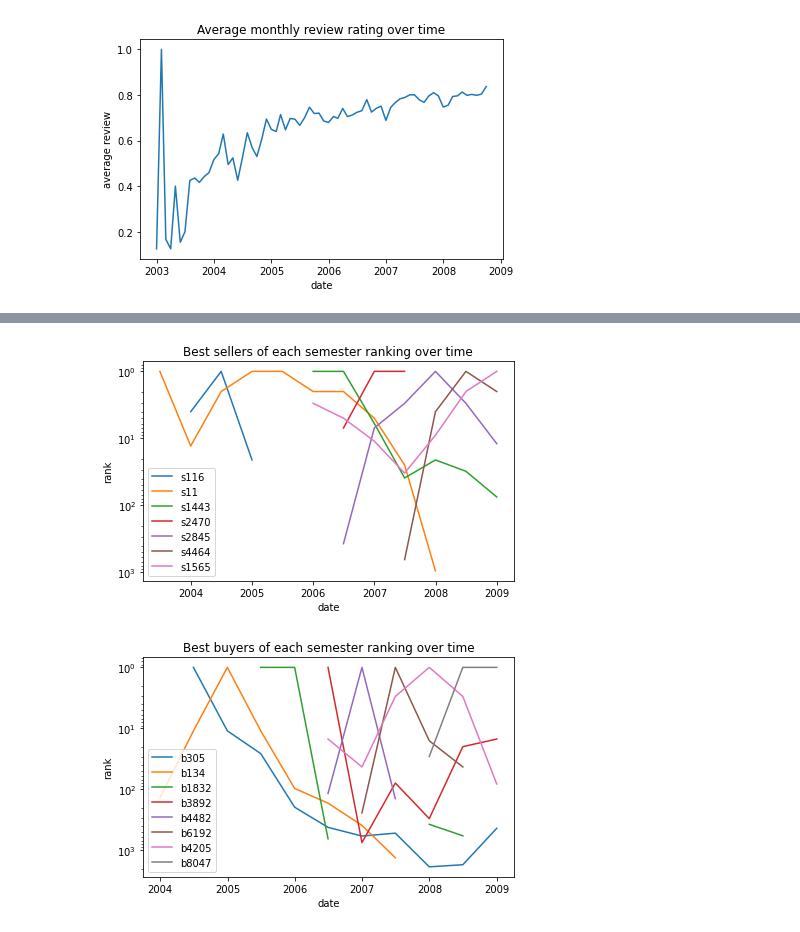
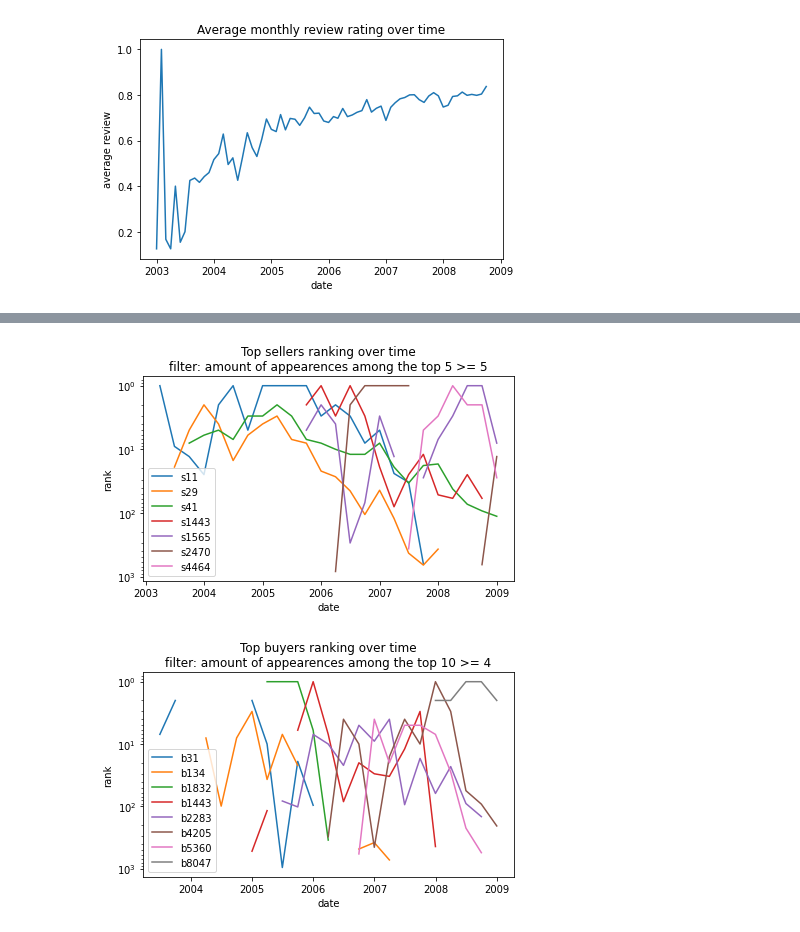
Before and after one commit to LukasDCode/Companionship-Network, a Jupyter notebook: src/over_time_analysis.ipynb, the cells around one changed output, grey strips where cells are left out. Cells and saved outputs as stored; diff of their text form; code cells hidden in the pictures.

```diff
--- a/src/over_time_analysis.ipynb
+++ b/src/over_time_analysis.ipynb
@@ -187,13 +187,14 @@ plot_stacked_n_nodes(stats['n_buyers'], stats['n_sellers'])
 # %% [output]
 [figure]
 # %%
-def plot_line_graph(stats, title, xlabel, ylabel, file_name, log_y=False, invert_y=False, marker=False):
+def plot_line_graph(stats, title, xlabel, ylabel, file_name, log_y=False, invert_y=False, marker=False, legend=True):
     if type(stats) == list:
         for s, label in stats:
             x1 = list(s.keys())
             x2 = [v for _, v in s.items()]
             plt.plot(x1, x2, label=label, marker='o' if marker else None)
-        plt.legend()
+        if legend:
+            plt.legend()
     else:
         x1 = list(stats.keys())
         x2 = [v for _, v in stats.items()]
@@ -414,5 +474,5 @@ plot_top_users(
 # %%
-def plot_user_ranking(user_codes, stats, title, xlabel, ylabel, file_name):
+def plot_user_ranking(user_codes, stats, title, xlabel, ylabel, file_name, count_limit=5, top_n=8, legend=True):
     ranking = list()
 
     for uc in user_codes:
@@ -428,24 +488,44 @@ def plot_user_ranking(user_codes, stats, title, xlabel, ylabel, file_name):
 
     plot_line_graph(
         stats=ranking,
-        title=title, xlabel=xlabel, ylabel=ylabel, file_name=file_name,
-        log_y=True, invert_y=True
+        title=f'{title}\nfilter: amount of appearings among the top {top_n} >= {count_limit}',
+        xlabel=xlabel, ylabel=ylabel, file_name=f'{file_name}_cl{count_limit}_top{top_n}',
+        log_y=True, invert_y=True, legend=legend
     )
+# %%
+def get_user_codes(stats, count_limit=5, top_n=8):
+    show_up_count = dict()
+    for _, v in stats.items():
+        for user_code, _ in list(v)[:top_n]:
+            if user_code not in show_up_count.keys():
+                show_up_count[user_code] = 1
+            else:
+                show_up_count[user_code] += 1
+
+    return [uc for uc, count in show_up_count.items() if count >= count_limit]
 # %%
-user_codes = ['s116', 's11', 's1443', 's2470', 's2845', 's4464', 's1565']
+count_limit = 5
+top_n = 5
+
+user_codes = get_user_codes(stats['top_sellers_timely_tri'], count_limit=count_limit, top_n=top_n)
 plot_user_ranking(
-    user_codes=user_codes, stats=stats['top_sellers_timely'],
-    title=f'Best sellers of each semester ranking over time',
-    xlabel='date', ylabel='rank', file_name=f'sellers_rank'
+    user_codes=user_codes, stats=stats['top_sellers_timely_tri'],
+    title='Top sellers ranking over time',
+    xlabel='date', ylabel='rank', file_name='rank_sellers',
+    count_limit=count_limit, top_n=top_n
 )
 # %% [output]
-[figure, old version]
+[figure, new version]
 # %%
-user_codes = ['b305', 'b134', 'b1832', 'b3892', 'b4482', 'b6192', 'b4205', 'b8047']
+count_limit = 4
+top_n = 10
+
+user_codes = get_user_codes(stats['top_buyers_timely_tri'], count_limit=count_limit, top_n=top_n)
 plot_user_ranking(
-    user_codes=user_codes, stats=stats['top_buyers_timely'],
-    title=f'Best buyers of each semester ranking over time',
-    xlabel='date', ylabel='rank', file_name=f'buyers_rank'
+    user_codes=user_codes, stats=stats['top_buyers_timely_tri'],
+    title='Top buyers ranking over time',
+    xlabel='date', ylabel='rank', file_name='rank_buyers',
+    count_limit=count_limit, top_n=top_n
 )
 # %% [output]
-[figure, old version]
+[figure, new version]
```
Also changed, not shown: parts of 8 cells of this notebook, 1 other file.
